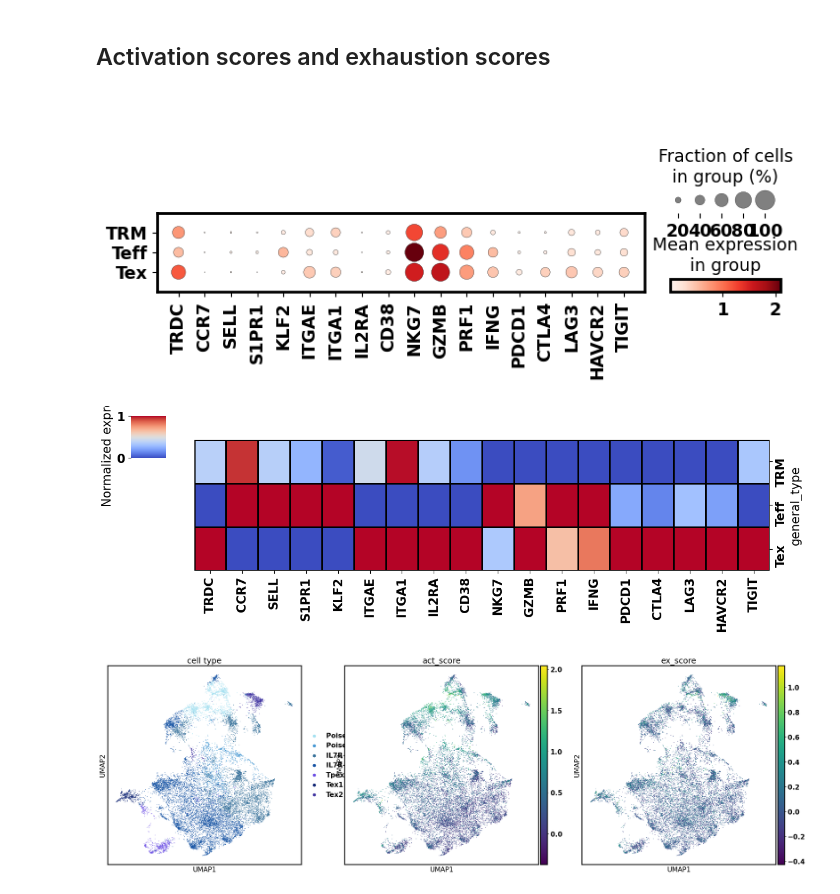
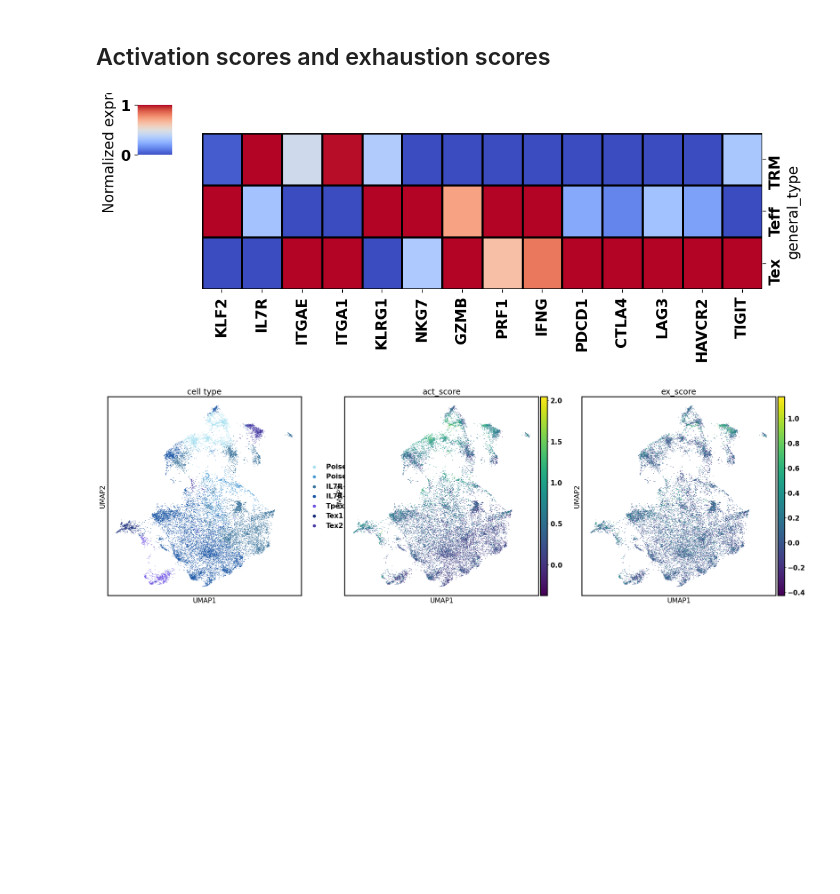
Before and after one commit to Brubaker-Lab/CRCgdTCompute, a Jupyter notebook: Geneformer/Geneformer_prepare.ipynb, the cells around one changed output. Cells and saved outputs as stored; diff of their text form; code cells hidden in the pictures; blank space fills up the shorter version.

```diff
--- a/Geneformer/Geneformer_prepare.ipynb
+++ b/Geneformer/Geneformer_prepare.ipynb
@@ -199,21 +139,20 @@ adata_geneformer.write("geneformer_gdT_canceronly_Tex_Teff.h5ad")
 # %%
 plt.rcParams.update({'font.size': 15, 'font.weight': 'heavy','axes.linewidth':2,'figure.figsize':[8,8]})
 adata_vis = adata[(adata.obs['tissue']=='Carcinoma') & (adata.obs['general_type'].isin(['Tex','Teff','TRM']))]
-sc.pl.dotplot(adata_vis,groupby='general_type',var_names = ['TRDC','CCR7','SELL','S1PR1','KLF2','ITGAE','ITGA1','IL2RA','CD38','NKG7','GZMB','PRF1','IFNG','PDCD1', 'CTLA4', 'LAG3', 'HAVCR2', 'TIGIT'])
+# sc.pl.dotplot(adata_vis,groupby='general_type',var_names = ['TRDC','CCR7','SELL','S1PR1','KLF2','ITGAE','ITGA1','IL2RA','CD38','NKG7','GZMB','PRF1','IFNG','PDCD1', 'CTLA4', 'LAG3', 'HAVCR2', 'TIGIT'])
 
-adata_vis_df = adata_vis[:,['TRDC','CCR7','SELL','S1PR1','KLF2','ITGAE','ITGA1','IL2RA','CD38','NKG7','GZMB','PRF1','IFNG','PDCD1', 'CTLA4', 'LAG3', 'HAVCR2', 'TIGIT']].to_df()
+adata_vis_df = adata_vis[:,['KLF2','IL7R','ITGAE','ITGA1','KLRG1','NKG7','GZMB','PRF1','IFNG','PDCD1', 'CTLA4', 'LAG3', 'HAVCR2', 'TIGIT']].to_df()
 adata_vis_df['general_type'] = adata_vis.obs['general_type']
 
 kwargs = {'cmap': 'coolwarm'}
 heatmap_df = adata_vis_df.groupby(['general_type']).mean().unstack().unstack().T
 heatmap_df_norm = (heatmap_df-heatmap_df.min())/(heatmap_df.max()-heatmap_df.min()+0.000001)
-clustergrid = sns.clustermap(heatmap_df_norm,figsize = (12,4),linewidths=2,
+clustergrid = sns.clustermap(heatmap_df_norm,figsize = (10,4),linewidths=2,
                 linecolor = 'k',dendrogram_ratio = 0.1, colors_ratio = 0.5,vmin = 0, vmax = 1,
                 row_cluster = False,col_cluster = False,cbar_kws={'label': 'Normalized expression','location':"left"},
                 **kwargs)
 # %% [output]
-[figure, old version]
+[figure, new version]
-[figure, removed]
 # %%
 act_gene_list = [ 'IL2RA','CD38','NKG7','GZMB','PRF1','IFNG']
 sc.tl.score_genes(adata, gene_list=act_gene_list, score_name='act_score', ctrl_size=6)
```
Also changed, not shown: parts of 13 cells of this notebook.
